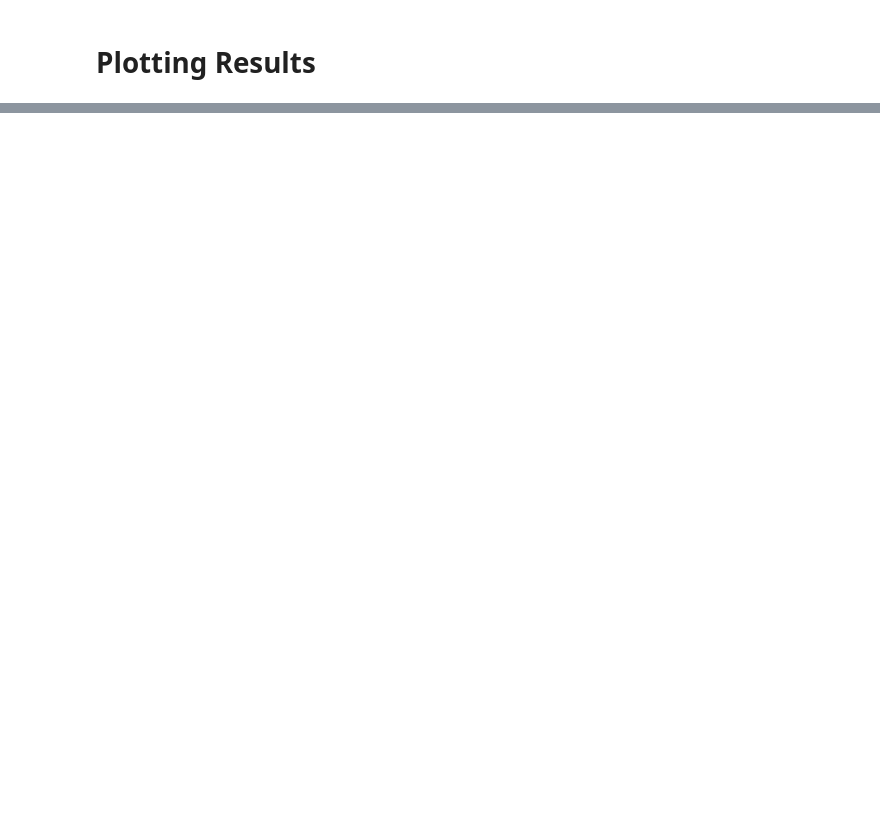
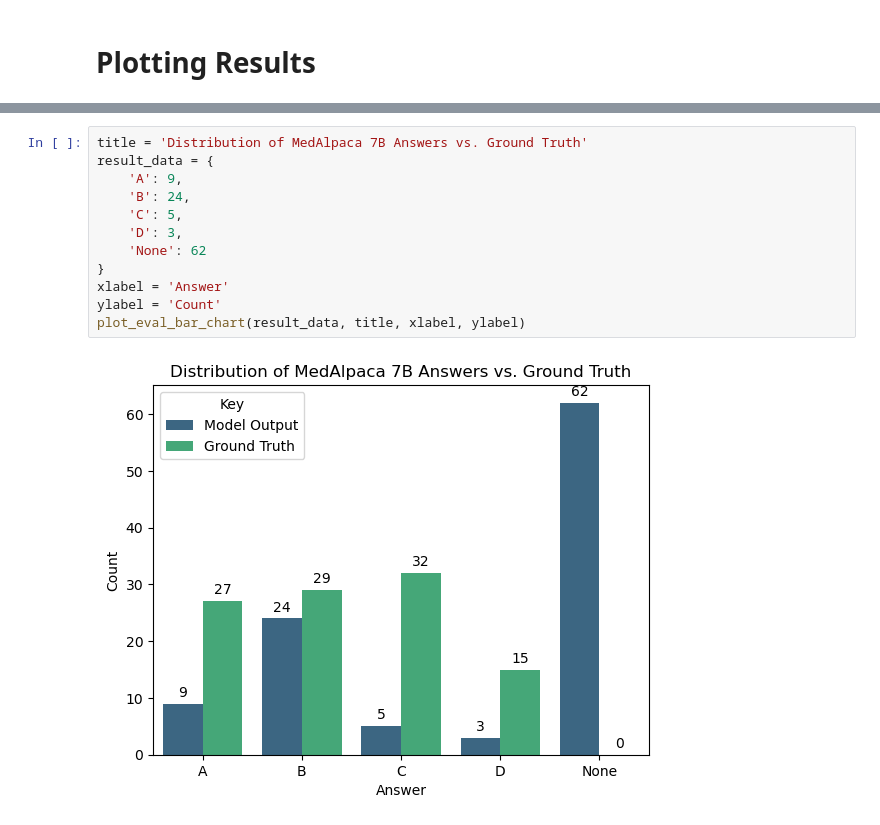
Before and after one commit to chelseanbr/tinyllama-medical-qa, a Jupyter notebook: notebooks/05-plot-results.ipynb, the cells around one changed output, grey strips where cells are left out. Drawn from its saved outputs; the diff is of its cells as text; blank space fills up the shorter version.

```diff
--- a/notebooks/05-plot-results.ipynb
+++ b/notebooks/05-plot-results.ipynb
@@ -46,0 +129,14 @@ plt.show()
+# %%
+title = 'Distribution of MedAlpaca 7B Answers vs. Ground Truth'
+result_data = {
+    'A': 9,
+    'B': 24,
+    'C': 5,
+    'D': 3,
+    'None': 62
+}
+xlabel = 'Answer'
+ylabel = 'Count'
+plot_eval_bar_chart(result_data, title, xlabel, ylabel)
+# %% [output]
+[figure, added]
```
Also changed, not shown: parts of 9 cells of this notebook, 9 other files.
